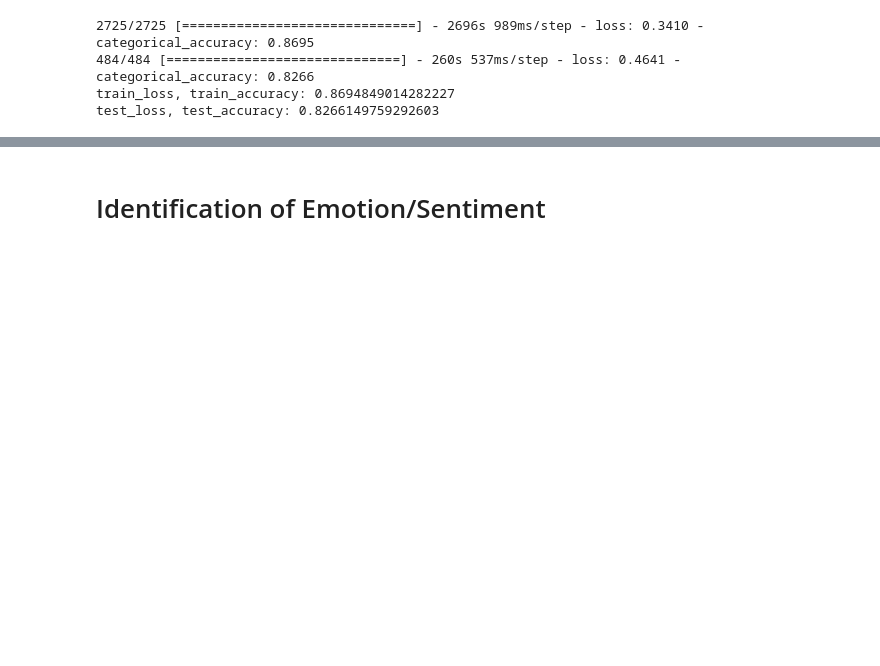
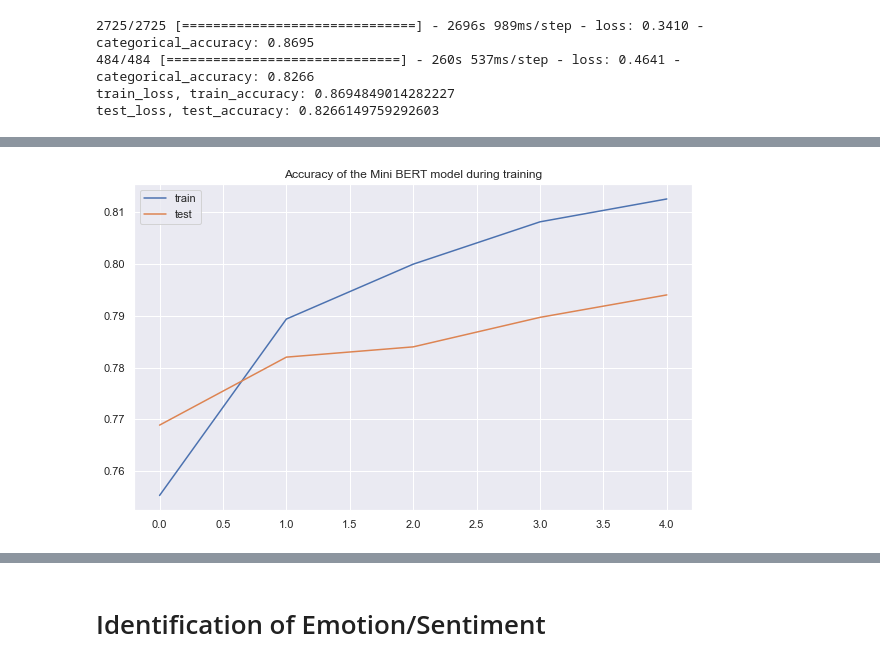
Before and after one commit to beafarah/NLP_Intent_Classification, a Jupyter notebook: notebooks/BERT_dyda_dataset.ipynb, the cells around one changed output, grey strips where cells are left out. Cells and saved outputs as stored; diff of their text form; code cells hidden in the pictures; blank space fills up the shorter version.

Commit message:
Small bert, mini bert on dyda

```diff
--- a/notebooks/BERT_dyda_dataset.ipynb
+++ b/notebooks/BERT_dyda_dataset.ipynb
@@ -370,0 +385,4 @@ test_loss, test_accuracy: 0.8266149759292603
+# %%
+modelname('small_bert/bert_en_uncased_L-4_H-256_A-4')
+classifier_model = build_classifier_model()
+classifier_model.summary()
@@ -370,0 +407,12 @@ test_loss, test_accuracy: 0.8266149759292603
+# %%
+optimizer=tf.keras.optimizers.Adam(1e-5)
+classifier_model.compile(optimizer=optimizer,
+                         loss=loss,
+                         metrics=metrics)
+# %%
+# Model Training Mini BERT
+print(f'Training model with {tfhub_handle_encoder}')
+history = classifier_model.fit(x=trainfeatures,y=trainlabels,
+                               validation_data=(validfeatures,validationlabels),
+                               batch_size=32,
+                               epochs=epochs)
@@ -370,0 +431,10 @@ test_loss, test_accuracy: 0.8266149759292603
+# %%
+#Plot the accuracy during training
+plt.figure(figsize = (10, 6))
+plt.plot(history.history['categorical_accuracy'], label = 'train')
+plt.plot(history.history['val_categorical_accuracy'], label = 'test')
+plt.legend(['train', 'test'])
+plt.title('Accuracy of the Mini BERT model during training')
+plt.show();
+# %% [output]
+[figure, added]
```
Also changed, not shown: parts of 25 cells of this notebook, 1 other file.
